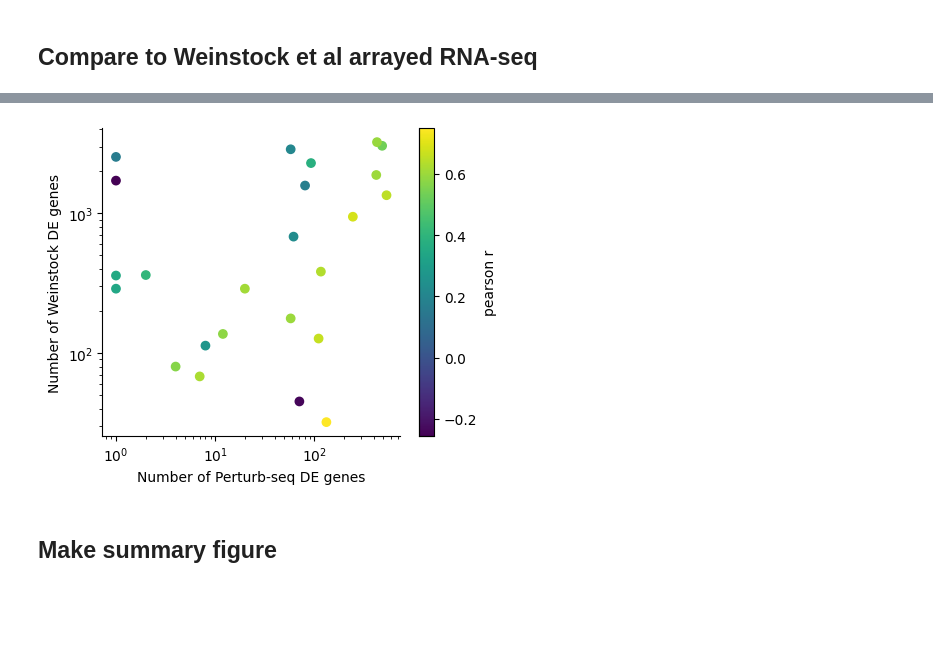
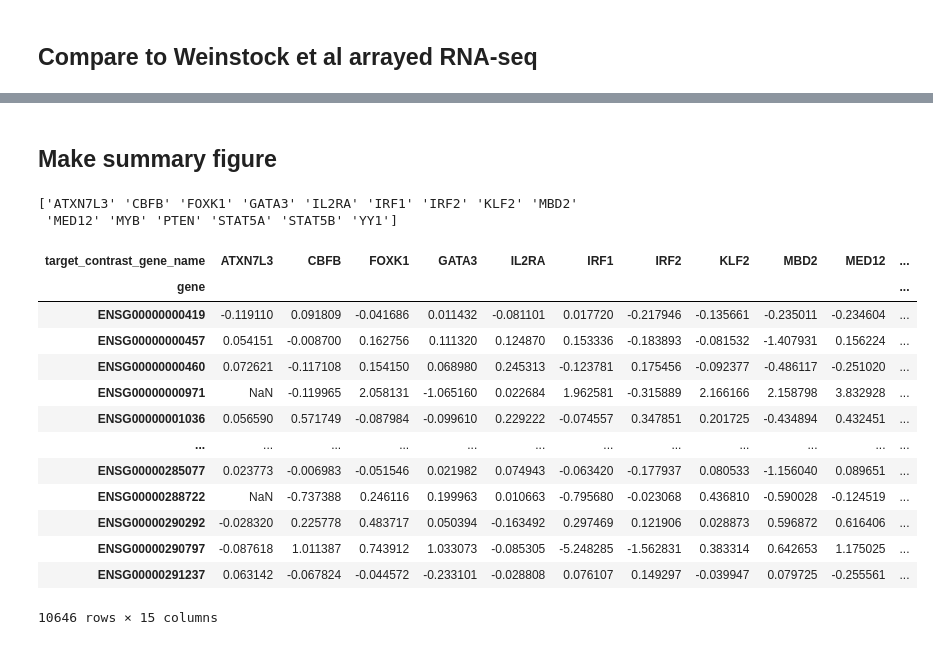
Before and after one commit to emdann/GWT_perturbseq_analysis_2025, a Jupyter notebook: src/3_DE_analysis/ArrayedRNAseq_comparison.ipynb, the cells around one changed output, grey strips where cells are left out. Cells and saved outputs as stored; diff of their text form; code cells hidden in the pictures; blank space fills up the shorter version.

```diff
--- a/src/3_DE_analysis/ArrayedRNAseq_comparison.ipynb
+++ b/src/3_DE_analysis/ArrayedRNAseq_comparison.ipynb
@@ -491,14 +502,12 @@ plt.show()
 # %%
-fig, ax = plt.subplots(figsize=(4.8,4))
-scatter = ax.scatter(num_signif.gwt_signif, num_signif.ko_signif, c=rest_signif_corr_all[:,0])
-cbar = fig.colorbar(scatter, ax=ax, label='pearson r')
-ax.set_xlabel('Number of Perturb-seq DE genes')
-ax.set_ylabel('Number of Weinstock DE genes')
-ax.set_xscale('log')
-ax.set_yscale('log')
-sns.despine()
+# fig, ax = plt.subplots(figsize=(4.8,4))
+# scatter = ax.scatter(num_signif.gwt_signif, num_signif.ko_signif, c=rest_signif_corr_all[:,0])
+# cbar = fig.colorbar(scatter, ax=ax, label='pearson r')
+# ax.set_xlabel('Number of Perturb-seq DE genes')
+# ax.set_ylabel('Number of Weinstock DE genes')
+# ax.set_xscale('log')
+# ax.set_yscale('log')
+# sns.despine()
-# %% [output]
-[figure, removed]
 # %% [markdown]
 ## Make summary figure
 # %%
@@ -548,8 +634,58 @@ def comparison_r(gwt_zscore, freimer_zscore_signif, common_sig_perturbations, bo
+# %%
+thre = 0.1 # Significance threshold
+
+common_perturbations = np.intersect1d(adata_freimer.obs.target_gene, adata_de.obs['target_contrast_gene_name'])
+# Only consider perturbations that have >=100 DE genes in either Freimer et al arrayed RNAseq or Perturb-seq dataset
+sig_number = np.zeros(len(common_perturbations))
+for i, g in enumerate(common_perturbations):
+    freimer_set = set(adata_freimer[:,adata_freimer[adata_freimer.obs['target_gene']==g].layers['adj_p_value']<thre].var.gene_id)
+    perturbseq_set = set(adata_de[:,adata_de[adata_de.obs['target_contrast_gene_name']==g].layers['adj_p_value']<thre].var.gene_ids)
+    sig_number[i] = len(freimer_set | perturbseq_set)
+sig_number = sig_number.astype(int)
+common_sig_perturbations = common_perturbations[sig_number>=100]
+print(common_sig_perturbations)
+# %% [output]
+['ATXN7L3' 'CBFB' 'FOXK1' 'GATA3' 'IL2RA' 'IRF1' 'IRF2' 'KLF2' 'MBD2'
+ 'MED12' 'MYB' 'PTEN' 'STAT5A' 'STAT5B' 'YY1']
 # %%
-freimer_effects = get_DE_results_long(adata_freimer, targets=common_sig_perturbations, target_id_col='target_gene', gene_id_col='gene_id', target_metadata_cols = ['target_gene'], signif_alpha = 0.05)
-gwt_effects = get_DE_results_long(adata_de, targets=common_sig_perturbations, target_metadata_cols=['culture_condition', 'target_contrast'])
+freimer_effects = get_DE_results_long(adata_freimer, targets=common_sig_perturbations, target_id_col='target_gene', gene_id_col='gene_id', effect_estimates=['log_fc', 'zscore', 'lfcSE'], target_metadata_cols = ['target_gene'], signif_alpha = 0.05)
+gwt_effects = get_DE_results_long(adata_de, targets=common_sig_perturbations, effect_estimates=['baseMean','log_fc', 'zscore', 'lfcSE'], target_metadata_cols=['culture_condition', 'target_contrast']).dropna()
 
 gwt_zscore = gwt_effects.pivot(columns='target_contrast_gene_name', index='gene', values='zscore')
 freimer_zscore = freimer_effects.pivot(columns='target_gene', index='gene', values='zscore')
 freimer_zscore_signif = freimer_effects[freimer_effects['significant']].pivot(columns='target_gene', index='gene', values='zscore')
+
+gwt_lfc = gwt_effects.pivot(columns='target_contrast_gene_name', index='gene', values='log_fc')
+gwt_lfc_se = gwt_effects.pivot(columns='target_contrast_gene_name', index='gene', values='lfcSE')
+gwt_lfc[gwt_lfc_se > 3] = np.nan
+freimer_lfc_signif = freimer_effects[freimer_effects['significant']].pivot(columns='target_gene', index='gene', values='log_fc')
+freimer_lfc_signif_se = freimer_effects[freimer_effects['significant']].pivot(columns='target_gene', index='gene', values='lfcSE')
+
+all_res_freimer = pd.DataFrame()
+for s in [412,312,3123]:
+    res_i = comparison_lfc_r(gwt_lfc, gwt_lfc_se, freimer_lfc_signif, freimer_lfc_signif_se, common_sig_perturbations,  bootstrap_seed=s)
+    res_i['seed'] = s
+    all_res_freimer = pd.concat([all_res_freimer, res_i])
+
+# False discovery control
+# all_res_freimer['adj_p'] = scipy.stats.false_discovery_control(all_res_freimer['p'].astype(float), method='bh')
+n_signif_target = (~freimer_lfc_signif.isna()).sum().reset_index().rename({'target_gene':'gene_freimer', 0:'n'}, axis=1)
+all_res_freimer = pd.merge(all_res_freimer, n_signif_target)
+# %%
+gwt_lfc
+# %% [output]
+| target_contrast_gene_name | ATXN7L3 | CBFB | FOXK1 | GATA3 | IL2RA | IRF1 | IRF2 | KLF2 | MBD2 | MED12 | ... |
+| gene |  |  |  |  |  |  |  |  |  |  | ... |
+| ENSG00000000419 | -0.119110 | 0.091809 | -0.041686 | 0.011432 | -0.081101 | 0.017720 | -0.217946 | -0.135661 | -0.235011 | -0.234604 | ... |
+| ENSG00000000457 | 0.054151 | -0.008700 | 0.162756 | 0.111320 | 0.124870 | 0.153336 | -0.183893 | -0.081532 | -1.407931 | 0.156224 | ... |
+| ENSG00000000460 | 0.072621 | -0.117108 | 0.154150 | 0.068980 | 0.245313 | -0.123781 | 0.175456 | -0.092377 | -0.486117 | -0.251020 | ... |
+| ENSG00000000971 | NaN | -0.119965 | 2.058131 | -1.065160 | 0.022684 | 1.962581 | -0.315889 | 2.166166 | 2.158798 | 3.832928 | ... |
+| ENSG00000001036 | 0.056590 | 0.571749 | -0.087984 | -0.099610 | 0.229222 | -0.074557 | 0.347851 | 0.201725 | -0.434894 | 0.432451 | ... |
+| ... | ... | ... | ... | ... | ... | ... | ... | ... | ... | ... | ... |
+| ENSG00000285077 | 0.023773 | -0.006983 | -0.051546 | 0.021982 | 0.074943 | -0.063420 | -0.177937 | 0.080533 | -1.156040 | 0.089651 | ... |
+| ENSG00000288722 | NaN | -0.737388 | 0.246116 | 0.199963 | 0.010663 | -0.795680 | -0.023068 | 0.436810 | -0.590028 | -0.124519 | ... |
+| ENSG00000290292 | -0.028320 | 0.225778 | 0.483717 | 0.050394 | -0.163492 | 0.297469 | 0.121906 | 0.028873 | 0.596872 | 0.616406 | ... |
+| ENSG00000290797 | -0.087618 | 1.011387 | 0.743912 | 1.033073 | -0.085305 | -5.248285 | -1.562831 | 0.383314 | 0.642653 | 1.175025 | ... |
+| ENSG00000291237 | 0.063142 | -0.067824 | -0.044572 | -0.233101 | -0.028808 | 0.076107 | 0.149297 | -0.039947 | 0.079725 | -0.255561 | ... |
+10646 rows × 15 columns
 # %%
```
Also changed, not shown: parts of 24 cells of this notebook.
